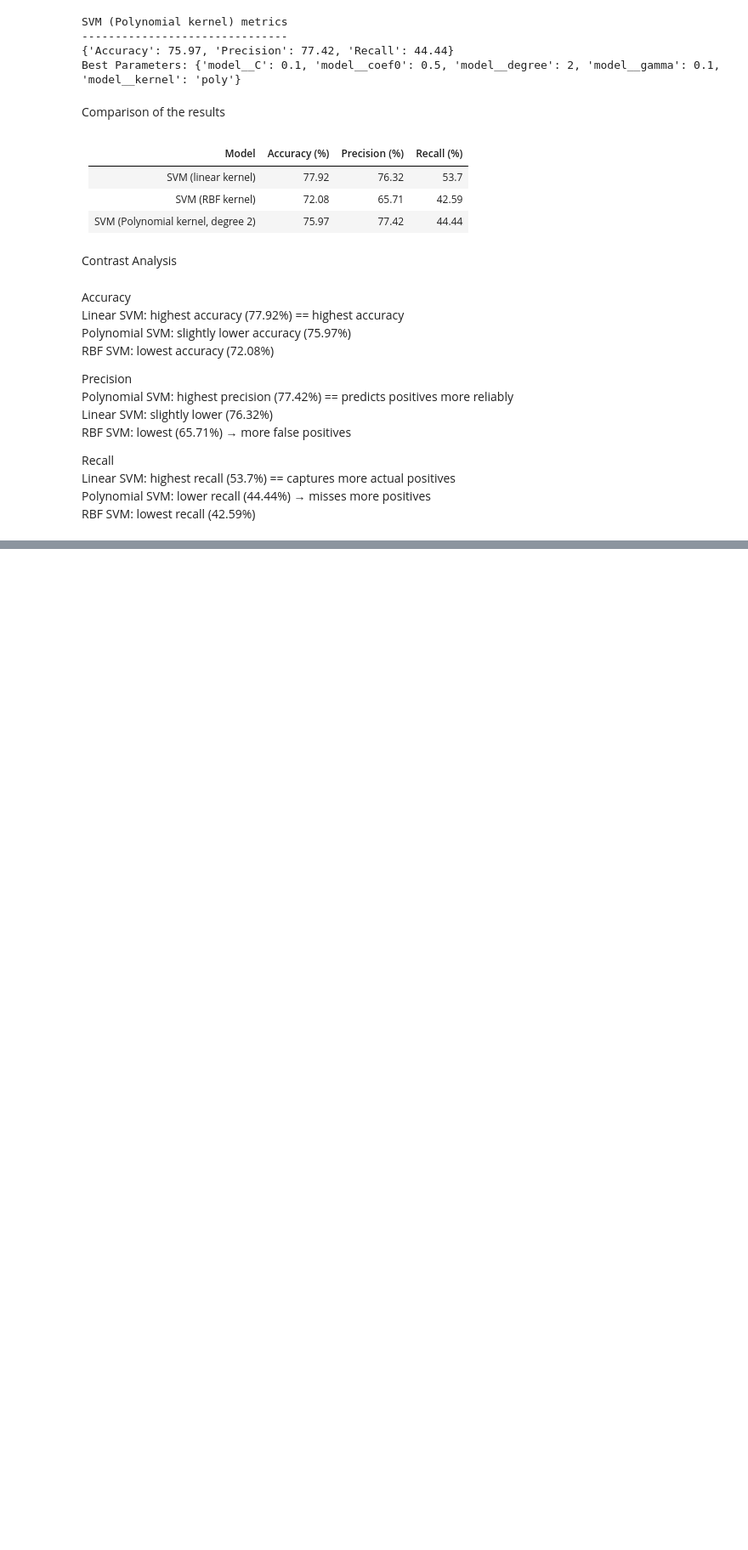
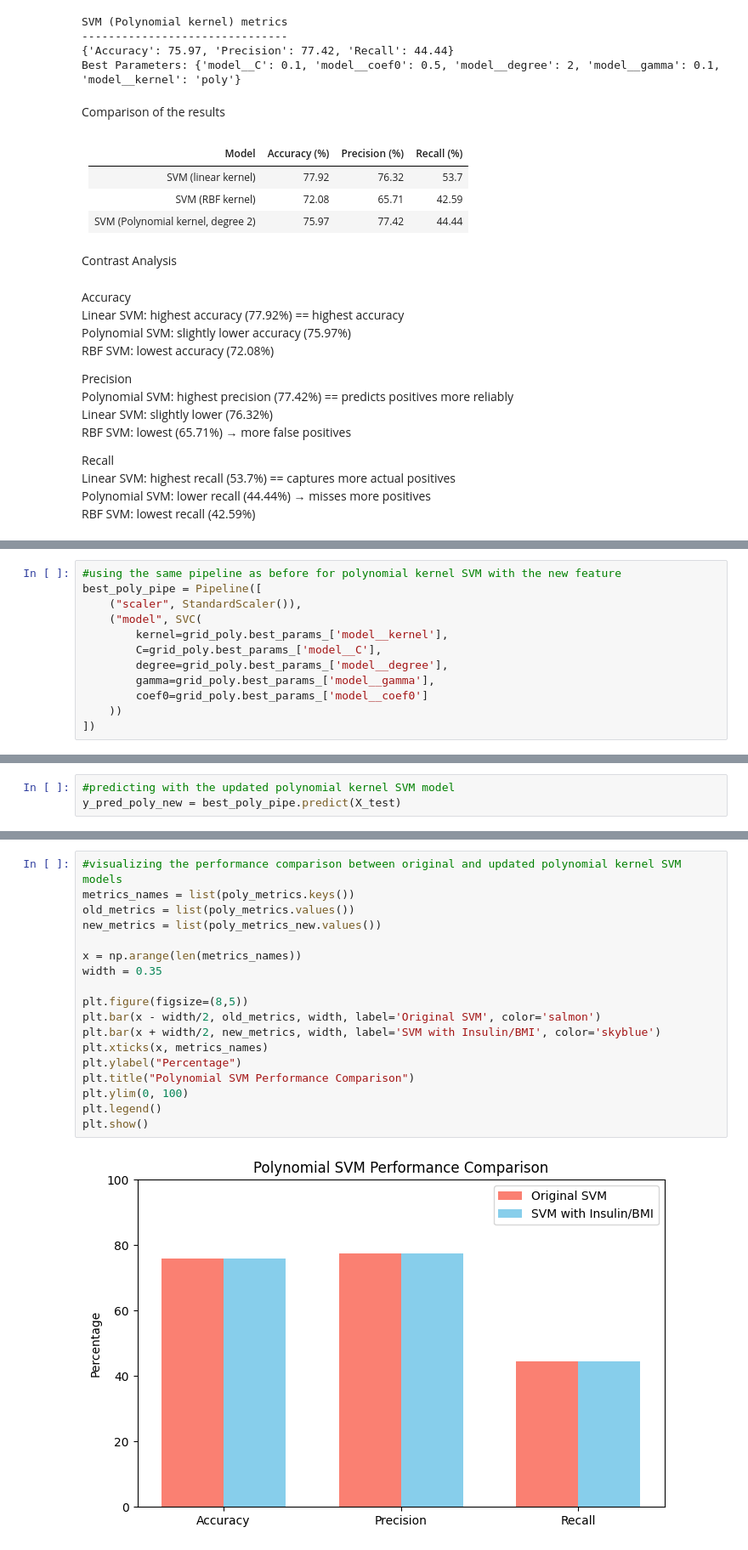
Before and after one commit to anthonybyamugisha/diabates_model, a Jupyter notebook: Lab 5 - Logistic regression and SVM.ipynb, the cells around one changed output, grey strips where cells are left out. Shown at 85% size. Drawn from its saved outputs; the diff is of its cells as text; blank space fills up the shorter version.

```diff
--- a/Lab 5 - Logistic regression and SVM.ipynb
+++ b/Lab 5 - Logistic regression and SVM.ipynb
@@ -335,0 +410,12 @@ RBF SVM: lowest recall (42.59%)
+# %%
+#using the same pipeline as before for polynomial kernel SVM with the new feature
+best_poly_pipe = Pipeline([
+    ("scaler", StandardScaler()),
+    ("model", SVC(
+        kernel=grid_poly.best_params_['model__kernel'],
+        C=grid_poly.best_params_['model__C'],
+        degree=grid_poly.best_params_['model__degree'],
+        gamma=grid_poly.best_params_['model__gamma'],
+        coef0=grid_poly.best_params_['model__coef0']
+    ))
+])
@@ -335,0 +429,3 @@ RBF SVM: lowest recall (42.59%)
+# %%
+#predicting with the updated polynomial kernel SVM model
+y_pred_poly_new = best_poly_pipe.predict(X_test)
@@ -335,0 +442,20 @@ RBF SVM: lowest recall (42.59%)
+# %%
+#visualizing the performance comparison between original and updated polynomial kernel SVM models
+metrics_names = list(poly_metrics.keys())
+old_metrics = list(poly_metrics.values())
+new_metrics = list(poly_metrics_new.values())
+
+x = np.arange(len(metrics_names))
+width = 0.35
+
+plt.figure(figsize=(8,5))
+plt.bar(x - width/2, old_metrics, width, label='Original SVM', color='salmon')
+plt.bar(x + width/2, new_metrics, width, label='SVM with Insulin/BMI', color='skyblue')
+plt.xticks(x, metrics_names)
+plt.ylabel("Percentage")
+plt.title("Polynomial SVM Performance Comparison")
+plt.ylim(0, 100)
+plt.legend()
+plt.show()
+# %% [output]
+[figure, added]
```
Also changed, not shown: parts of 15 cells of this notebook.
